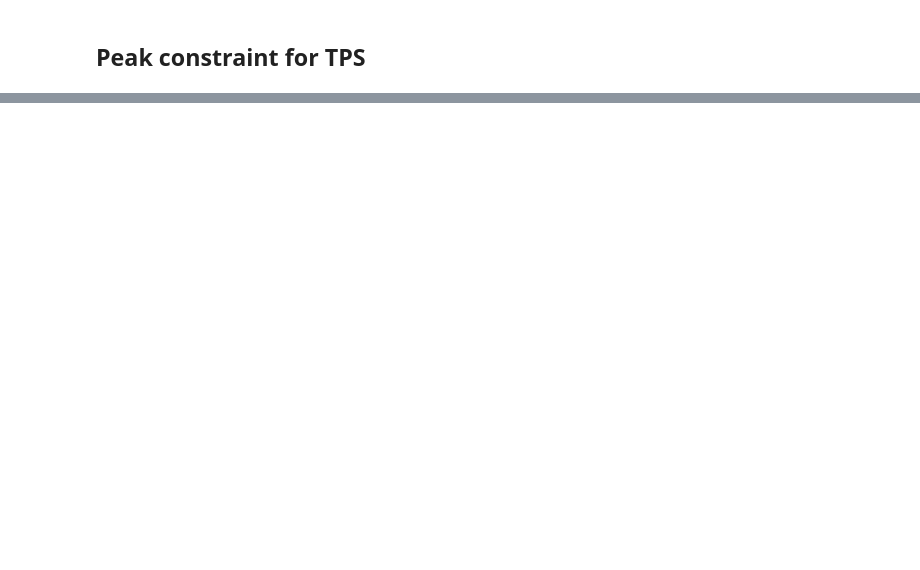
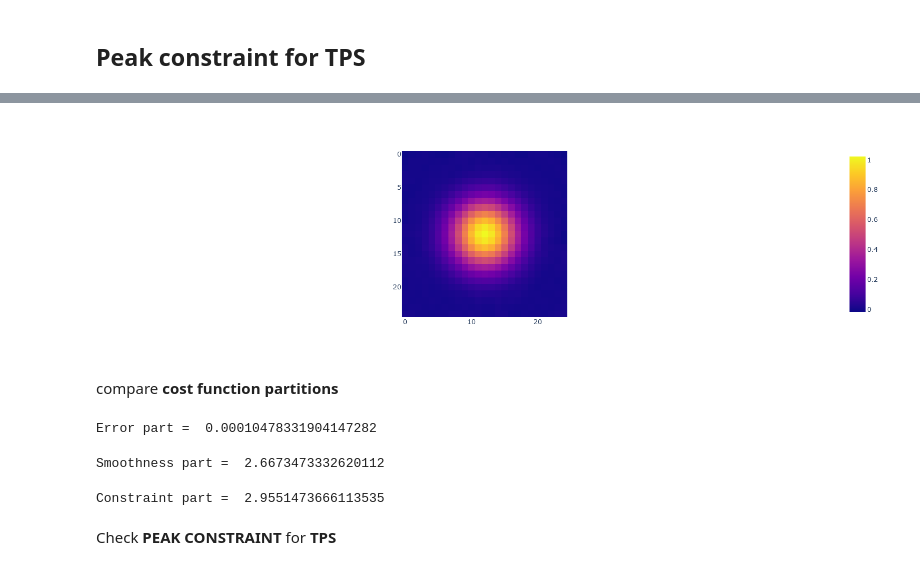
Before and after one commit to j-cap/Master-Thesis, a Jupyter notebook: Code/SplinesInPython/SDMC.ipynb, the cells around one changed output, grey strips where cells are left out. Drawn from its saved outputs; the diff is of its cells as text; code cells hidden in the pictures; blank space fills up the shorter version.

```diff
--- a/Code/SplinesInPython/SDMC.ipynb
+++ b/Code/SplinesInPython/SDMC.ipynb
@@ -589,0 +230,6 @@ array([[0.10812596, 0.15117921, 0.19447526, 0.2300127 , 0.25015125],
+# %%
+px.imshow(M.coef_.reshape(25,25))
+# %% [output]
+[figure, added]
+# %% [markdown]
+compare **cost function partitions**
@@ -589,0 +241,14 @@ array([[0.10812596, 0.15117921, 0.19447526, 0.2300127 , 0.25015125],
+# %%
+print("Error part = ", mean_squared_error(y, ypred))
+# %% [output]
+Error part =  0.00010478331904147282
+# %%
+print("Smoothness part = ", M.description_dict["t(1,2)"]["lam"]["smoothness"] * M.coef_.T @ M.smoothness_penalty_matrix.T @ M.smoothness_penalty_matrix @ M.coef_)
+# %% [output]
+Smoothness part =  2.6673473332620112
+# %%
+print("Constraint part = ", M.description_dict["t(1,2)"]["lam"]["constraint"] * M.coef_.T @ M.constraint_penalty_matrix.T @ np.diag(check_constraint_full_model(M)) @ M.constraint_penalty_matrix @ M.coef_)
+# %% [output]
+Constraint part =  2.9551473666113535
+# %% [markdown]
+Check **PEAK CONSTRAINT** for **TPS**
```
Also changed, not shown: parts of 80 cells of this notebook.
